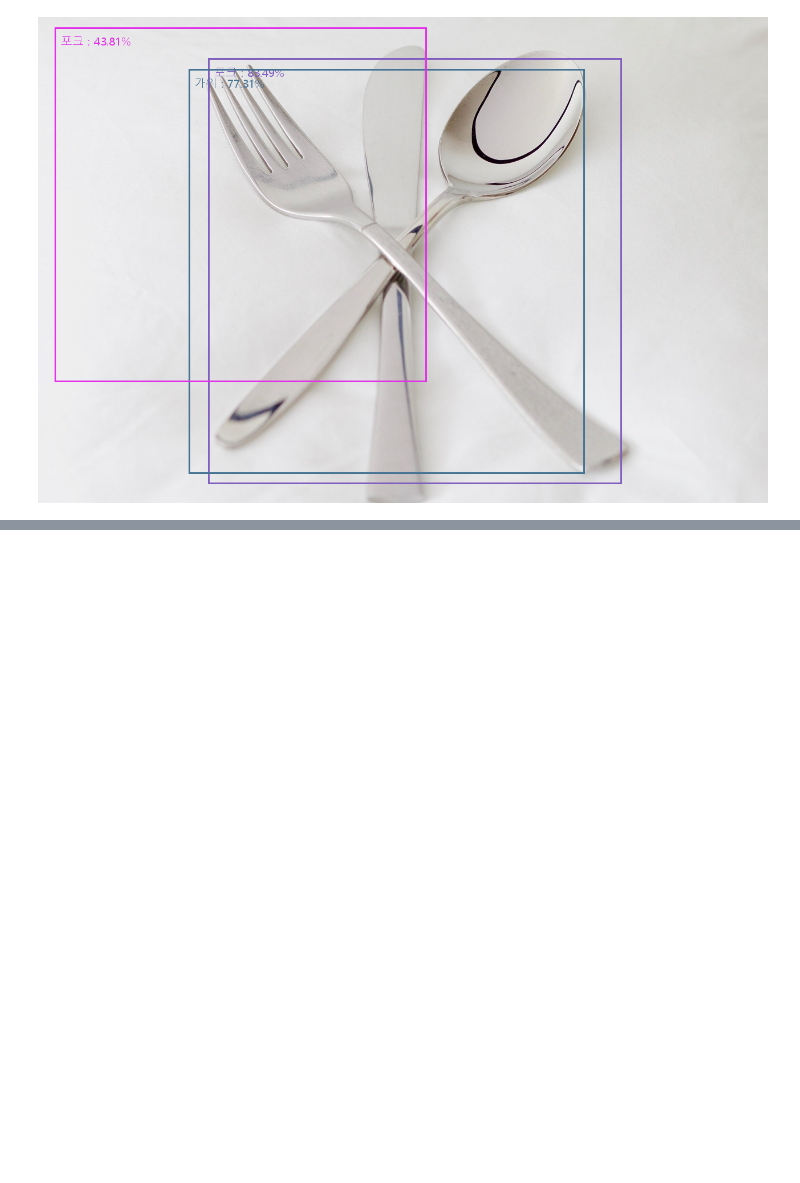
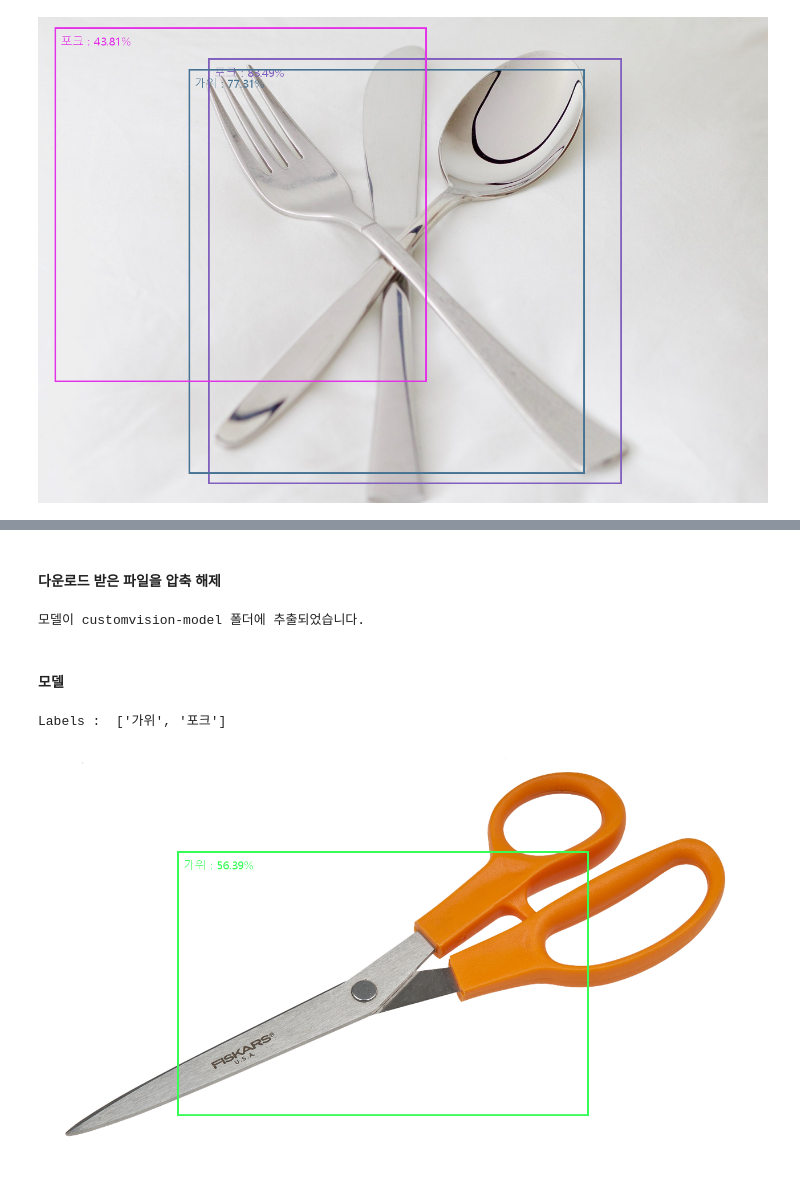
Before and after one commit to Theeo96/azure-cloud-deeplearning-exer, a Jupyter notebook: custom-vision/custom-vision.ipynb, the cells around one changed output, grey strips where cells are left out. Drawn from its saved outputs; the diff is of its cells as text; code cells hidden in the pictures; blank space fills up the shorter version.

```diff
--- a/custom-vision/custom-vision.ipynb
+++ b/custom-vision/custom-vision.ipynb
@@ -386,0 +395,10 @@ display(image)
+# %% [markdown]
+#### 다운로드 받은 파일을 압축 해제
+# %%
+import zipfile
+
+with zipfile.ZipFile(model_file_name, 'r') as zip_file :
+    zip_file.extractall("./customvision_model")
+    print("모델이 customvision-model 폴더에 추출되었습니다.")
+# %% [output]
+모델이 customvision-model 폴더에 추출되었습니다.
@@ -386,0 +407,63 @@ display(image)
+# %% [markdown]
+#### 모델
+# %%
+import sys
+import os
+import requests
+from io import BytesIO
+from PIL import Image, ImageDraw, ImageFont
+
+ONNX_MODEL_FILENAME = "customvision_model/model.onnx"
+LABELS_FILENAME = "customvision_model/labels.txt"
+
+TEST_IMAGE = "https://cdn.pixabay.com/photo/2021/12/04/20/59/scissors-6845968_1280.png"
+
+sys.path.append(os.path.abspath("customvision_model/python"))
+
+from onnxruntime_predict import ONNXRuntimeObjectDetection
+
+with open(LABELS_FILENAME, 'r', encoding='utf-8') as f:
+    labels = [l.strip() for l in f.readlines()]
+
+print("Labels : ", labels)
+
+kitchen_model = ONNXRuntimeObjectDetection(ONNX_MODEL_FILENAME, labels)
+
+image_response = requests.get(TEST_IMAGE)
+image = Image.open(BytesIO(image_response.content))
+draw = ImageDraw.Draw(image)
+font = get_font()
+
+image_width, image_height = image.size
+
+predictions = kitchen_model.predict_image(image)
+
+for prediction in predictions :
+    color = random_color()
+    tag_name = prediction['tagName']
+    probability = prediction['probability']
+    bounding_box = prediction['boundingBox']
+    x = bounding_box['left'] * image_width
+    y = bounding_box['top'] * image_height
+    w = bounding_box['width'] * image_width
+    h = bounding_box['height'] * image_height
+
+    if x < 0 :
+        x = 0
+    if y < 0 :
+        y = 0
+    if x + w > image_width :
+        w = image_width - x
+    if y + h > image_height :
+        y = image_height - h
+
+    if probability < 0.5 :
+        continue
+
+    draw.rectangle([(x, y), (x + w, y + h)], outline=color, width=3)
+    draw.text((x + 10, y + 10), "{} : {:.2f}%".format(tag_name, probability * 100), fill=color, font=font)
+
+image
+# %% [output]
+Labels :  ['가위', '포크']
+[figure, added]
```
Also changed, not shown: parts of 7 cells of this notebook, 12 other files.
